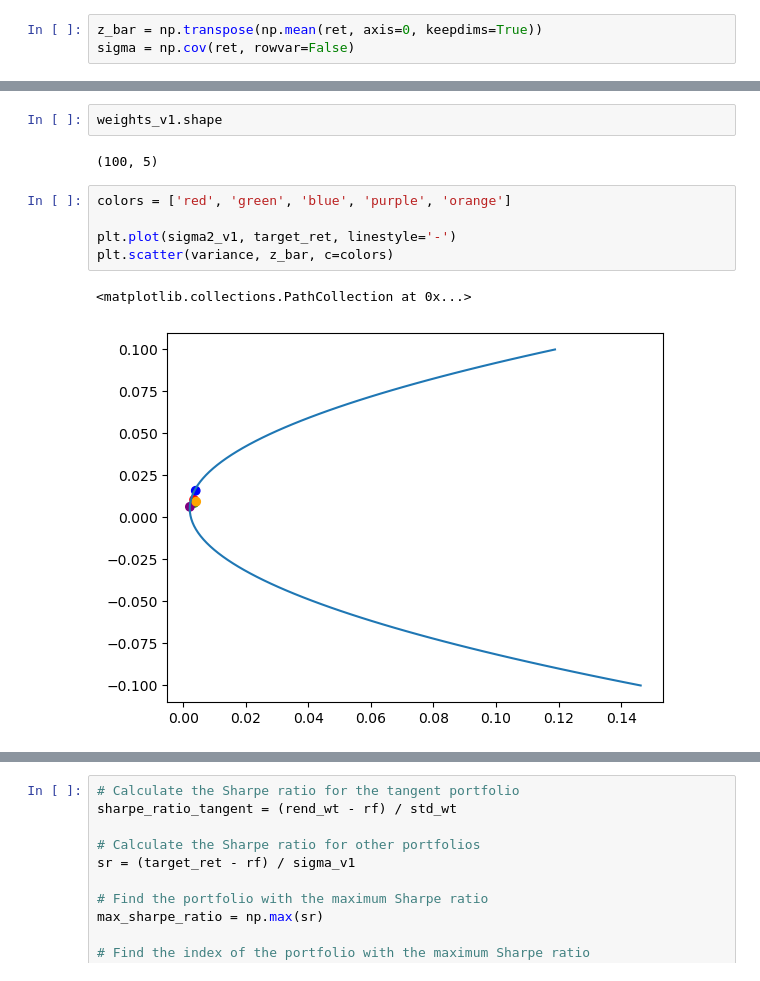
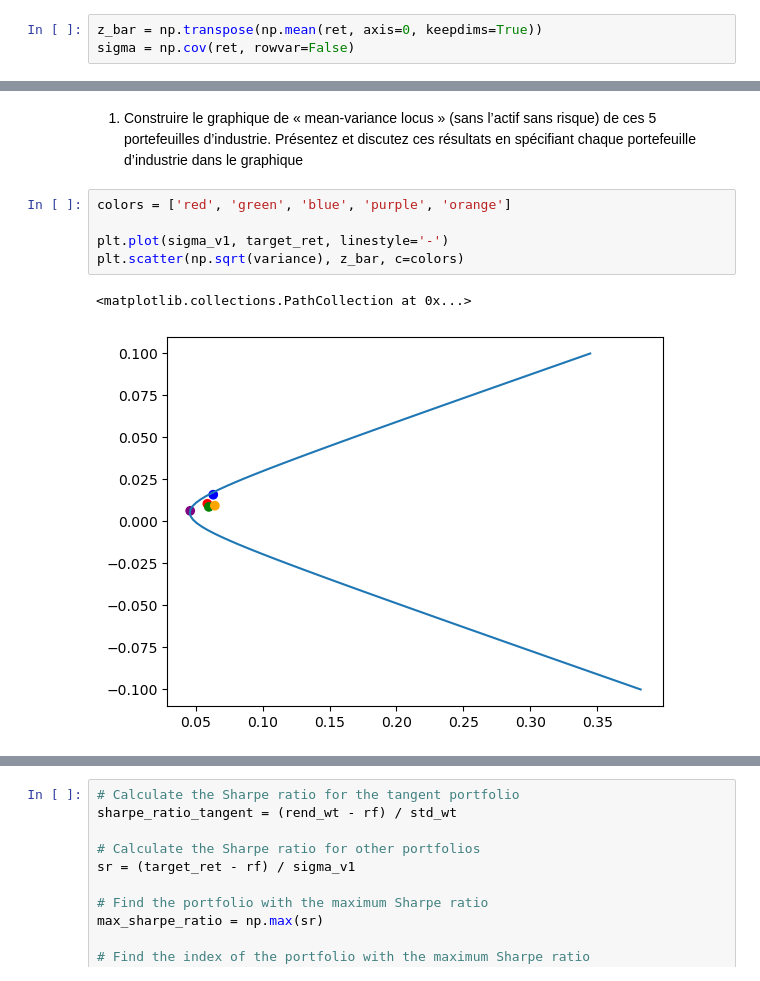
Before and after one commit to DominicPrenovost/TP1-Gestion-de-pf, a Jupyter notebook: Partie A.ipynb, the cells around one changed output, grey strips where cells are left out. Saved outputs shown, nothing was run; the diff lists cells and outputs as text.

```diff
--- a/Partie A.ipynb
+++ b/Partie A.ipynb
@@ -97,15 +99,15 @@ wt = (np.linalg.inv(sigma) * (z_bar - rf*np.ones((5,1)))) / (B - A*rf)
 rend_wt = (C - B*rf) / (B - rf*A)
 var_wt = (C - 2*B*rf + A*rf**2) / ((B - rf*A)**2)
 std_wt = np.sqrt(var_wt)
-# %%
-weights_v1.shape
-# %% [output]
-(100, 5)
+# %% [markdown]
+1) Construire le graphique de « mean-variance locus » (sans l’actif sans risque) de ces 5
+portefeuilles d’industrie. Présentez et discutez ces résultats en spécifiant chaque portefeuille
+d’industrie dans le graphique
 # %%
 colors = ['red', 'green', 'blue', 'purple', 'orange']
 
-plt.plot(sigma2_v1, target_ret, linestyle='-')
-plt.scatter(variance, z_bar, c=colors)
+plt.plot(sigma_v1, target_ret, linestyle='-')
+plt.scatter(np.sqrt(variance), z_bar, c=colors)
 # %% [output]
 <matplotlib.collections.PathCollection at 0x...>
-[figure, old version]
+[figure, new version]
```
Also changed, not shown: parts of 7 cells of this notebook.
